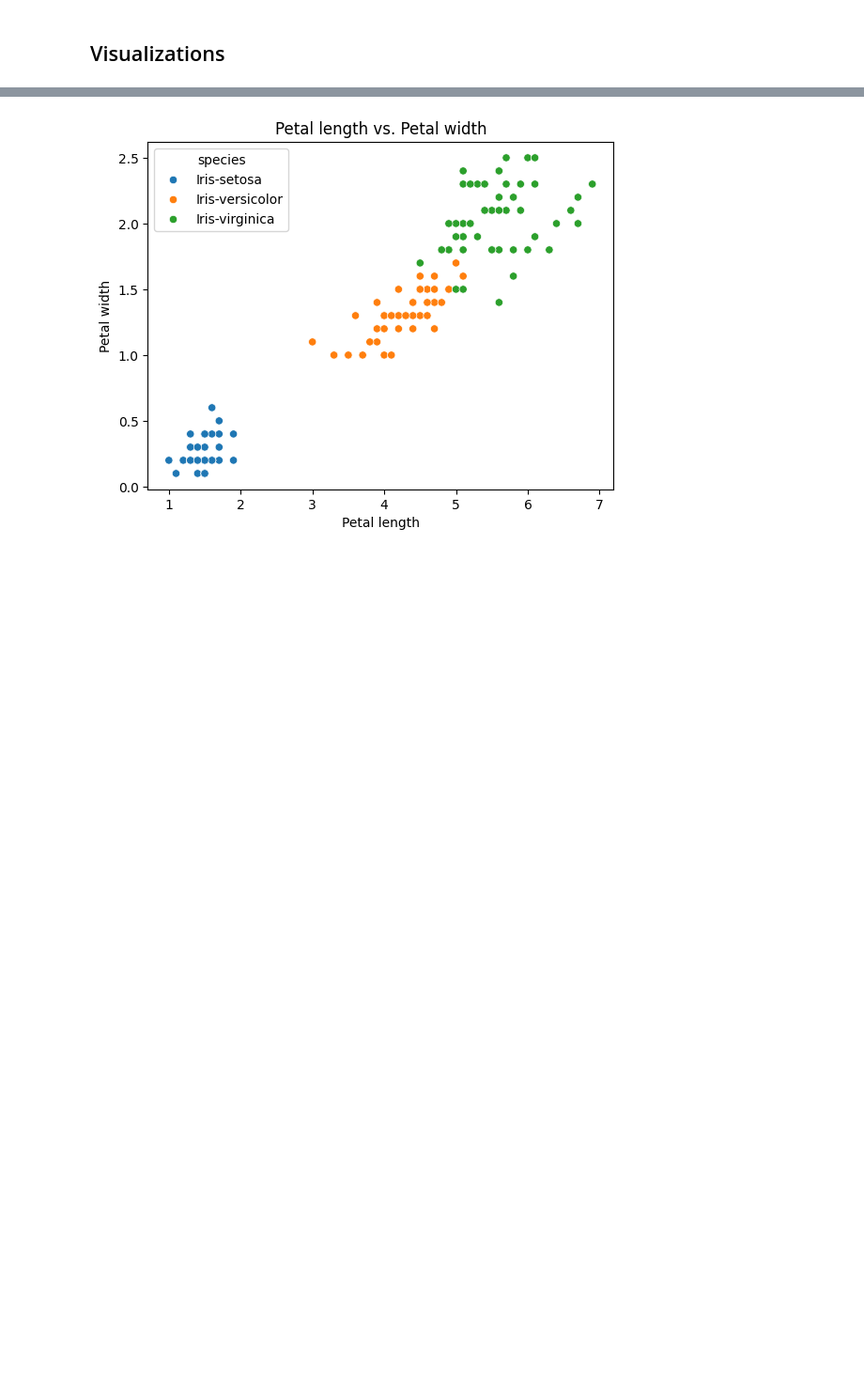
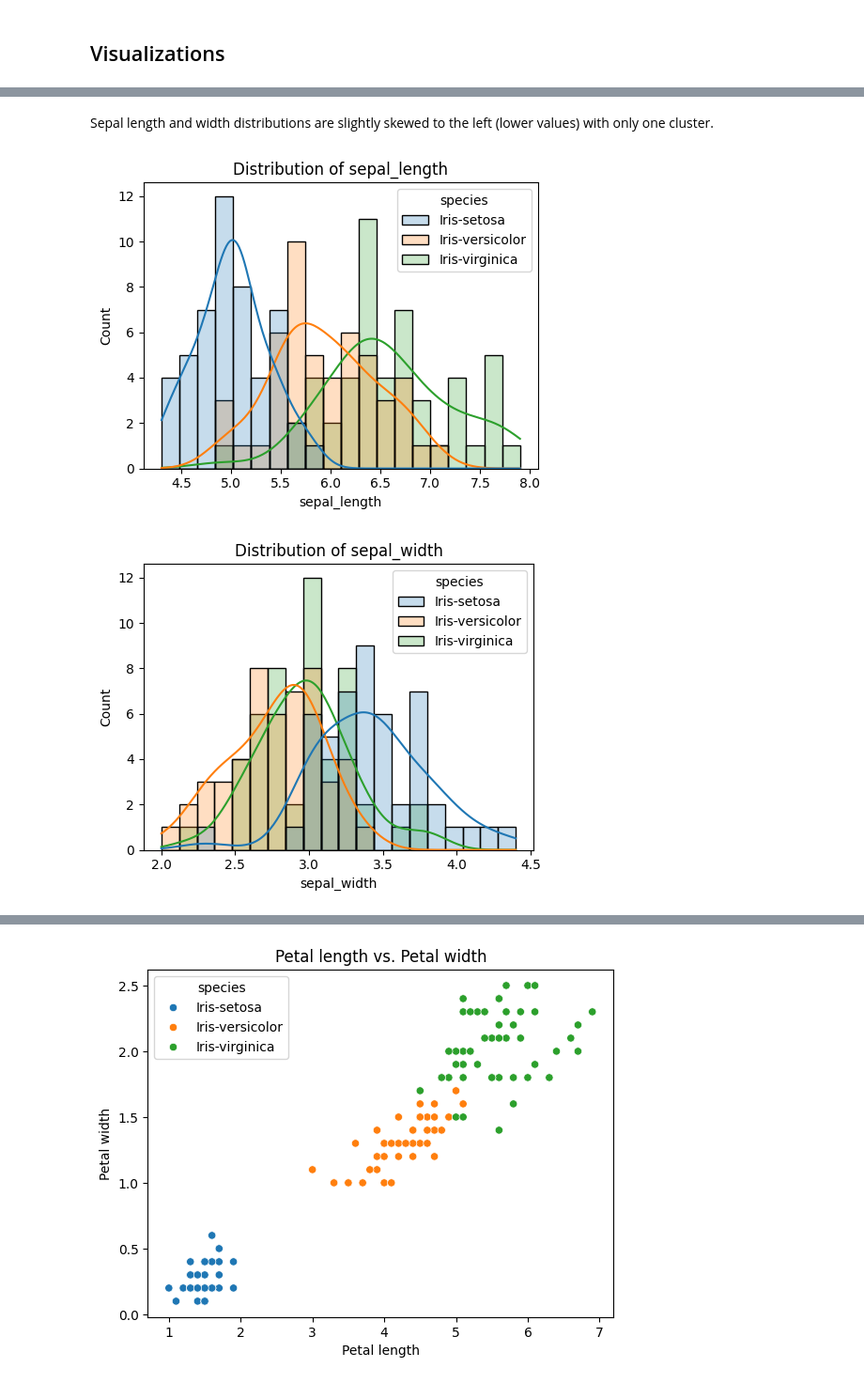
Before and after one commit to andrianllmm/ds100-ws1, a Jupyter notebook: eda.ipynb, the cells around one changed output, grey strips where cells are left out. Shown: that part at 94% size. Cells and saved outputs as stored; diff of their text form; code cells hidden in the pictures; blank space fills up the shorter version.

```diff
--- a/eda.ipynb
+++ b/eda.ipynb
@@ -109,15 +133,10 @@ Standard deviation: 1.7644204199522626
 # %%
-numeric_cols = df.select_dtypes(include='number').columns
-
-for col in numeric_cols:
-    plt.figure(figsize=(6,4))
-    sns.histplot(
-        data=df,
-        x=col,
-        bins=20,
-        kde=True,
-    )
+# Helper to plot the distribution of a numeric feature
+def plot_distribution(df, col):
+    plt.figure(figsize=(5, 4))
+    sns.histplot(data=df, x=col, bins=20, kde=True, hue='species', alpha=0.25) # add KDE curve
     plt.title(f'Distribution of {col}')
     plt.xlabel(col)
     plt.ylabel('Count')
+    plt.tight_layout()
     plt.show()
@@ -128,0 +143,8 @@ for col in numeric_cols:
+# %% [markdown]
+Sepal length and width distributions are slightly skewed to the left (lower values) with only one cluster.
+# %%
+plot_distribution(df, col='sepal_length')
+plot_distribution(df, col='sepal_width')
+# %% [output]
+[figure, added]
+[figure, added]
```
Also changed, not shown: parts of 36 cells of this notebook.
